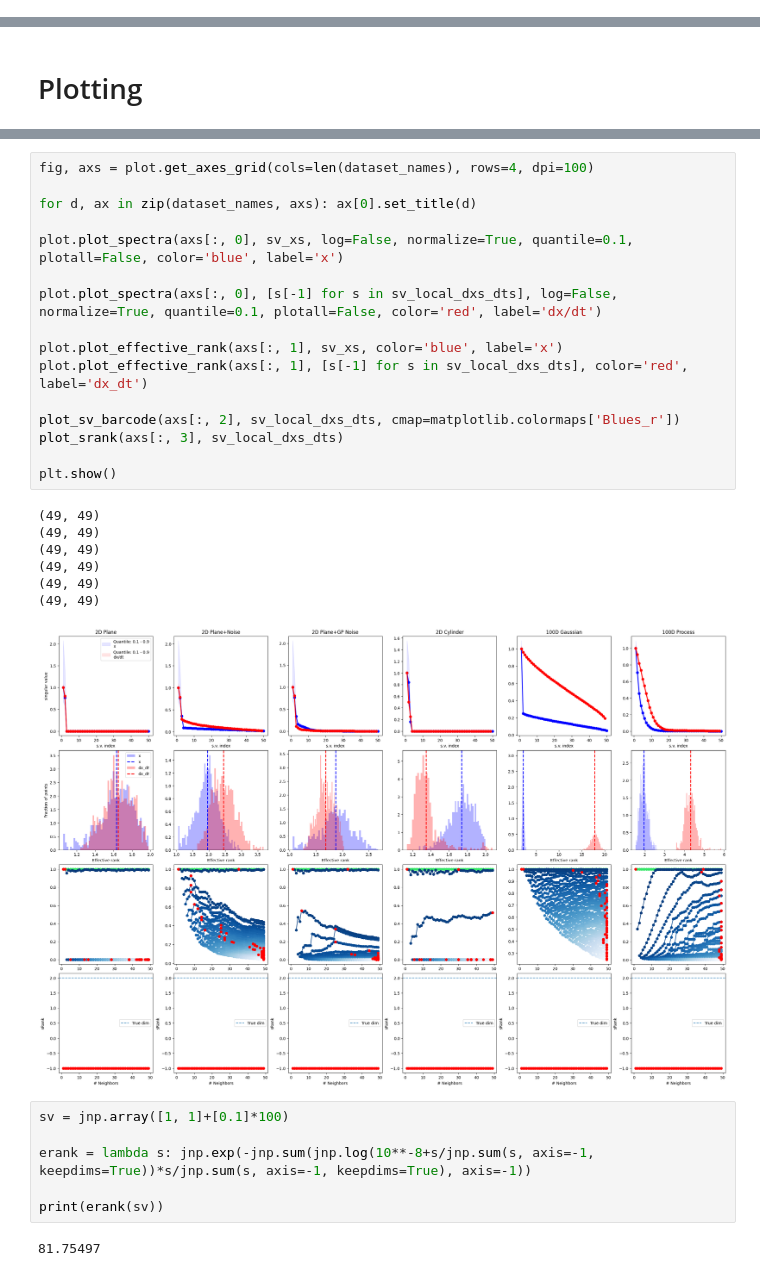
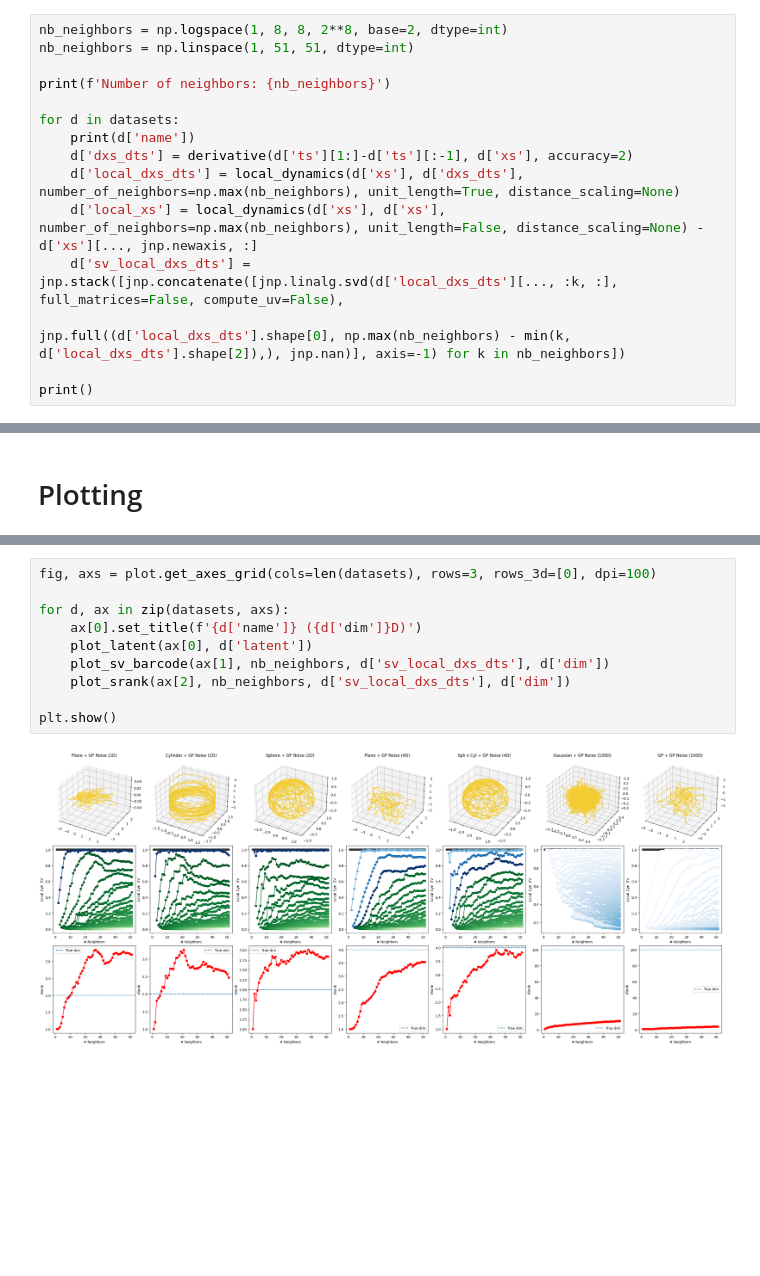
Before and after one commit to arthur-pe/localdynamics, a Jupyter notebook: cylinder.ipynb, the cells around one changed output, grey strips where cells are left out. Cells and saved outputs as stored; diff of their text form; blank space fills up the shorter version.

```diff
--- a/cylinder.ipynb
+++ b/cylinder.ipynb
@@ -160,0 +159,15 @@ sv_xs = [jnp.linalg.svd(x, full_matrices=False)[1] for x in local_xs]
+# %%
+nb_neighbors = np.logspace(1, 8, 8, 2**8, base=2, dtype=int)
+nb_neighbors = np.linspace(1, 51, 51, dtype=int)
+
+print(f'Number of neighbors: {nb_neighbors}')
+
+for d in datasets:
+    print(d['name'])
+    d['dxs_dts'] = derivative(d['ts'][1:]-d['ts'][:-1], d['xs'], accuracy=2)
+    d['local_dxs_dts'] = local_dynamics(d['xs'], d['dxs_dts'], number_of_neighbors=np.max(nb_neighbors), unit_length=True, distance_scaling=None)
+    d['local_xs'] = local_dynamics(d['xs'], d['xs'], number_of_neighbors=np.max(nb_neighbors), unit_length=False, distance_scaling=None) - d['xs'][..., jnp.newaxis, :]
+    d['sv_local_dxs_dts'] = jnp.stack([jnp.concatenate([jnp.linalg.svd(d['local_dxs_dts'][..., :k, :], full_matrices=False, compute_uv=False),
+                                                        jnp.full((d['local_dxs_dts'].shape[0], np.max(nb_neighbors) - min(k, d['local_dxs_dts'].shape[2]),), jnp.nan)], axis=-1) for k in nb_neighbors])
+
+print()
@@ -224,32 +234,12 @@ def plot_srank(axs, svs):
-# %%
-fig, axs = plot.get_axes_grid(cols=len(dataset_names), rows=4, dpi=100)
-
-for d, ax in zip(dataset_names, axs): ax[0].set_title(d)
-
-plot.plot_spectra(axs[:, 0], sv_xs, log=False, normalize=True, quantile=0.1, plotall=False, color='blue', label='x')
-
-plot.plot_spectra(axs[:, 0], [s[-1] for s in sv_local_dxs_dts], log=False, normalize=True, quantile=0.1, plotall=False, color='red', label='dx/dt')
-
-plot.plot_effective_rank(axs[:, 1], sv_xs, color='blue', label='x')
-plot.plot_effective_rank(axs[:, 1], [s[-1] for s in sv_local_dxs_dts], color='red', label='dx_dt')
-
-plot_sv_barcode(axs[:, 2], sv_local_dxs_dts, cmap=matplotlib.colormaps['Blues_r'])
-plot_srank(axs[:, 3], sv_local_dxs_dts)
-
-plt.show()
-# %% [output]
-(49, 49)
-(49, 49)
-(49, 49)
-(49, 49)
-(49, 49)
-(49, 49)
-[figure, removed]
-# %%
-sv = jnp.array([1, 1]+[0.1]*100)
-
-erank = lambda s: jnp.exp(-jnp.sum(jnp.log(10**-8+s/jnp.sum(s, axis=-1, keepdims=True))*s/jnp.sum(s, axis=-1, keepdims=True), axis=-1))
-
-print(erank(sv))
-# %% [output]
-81.75497
+# %%
+fig, axs = plot.get_axes_grid(cols=len(datasets), rows=3, rows_3d=[0], dpi=100)
+
+for d, ax in zip(datasets, axs):
+    ax[0].set_title(f'{d['name']} ({d['dim']}D)')
+    plot_latent(ax[0], d['latent'])
+    plot_sv_barcode(ax[1], nb_neighbors, d['sv_local_dxs_dts'], d['dim'])
+    plot_srank(ax[2], nb_neighbors, d['sv_local_dxs_dts'], d['dim'])
+
+plt.show()
+# %% [output]
+[figure, added]
```
Also changed, not shown: parts of 5 cells of this notebook, 10 other files.
